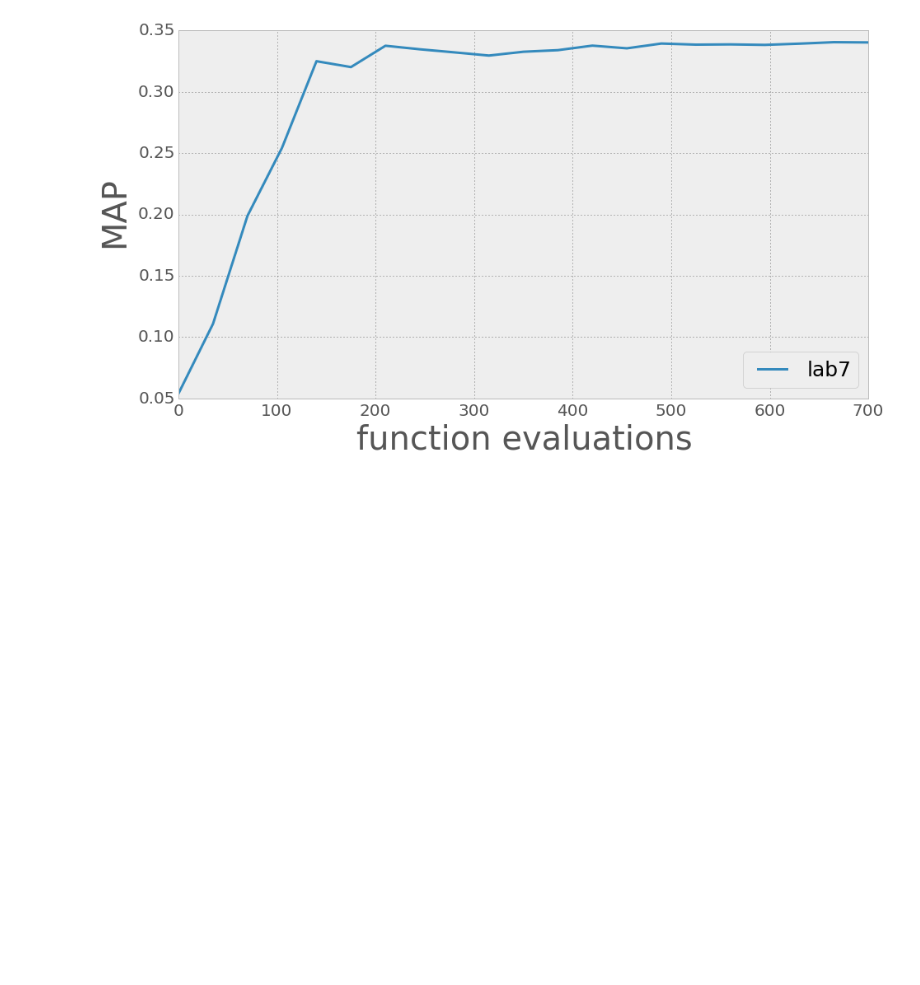
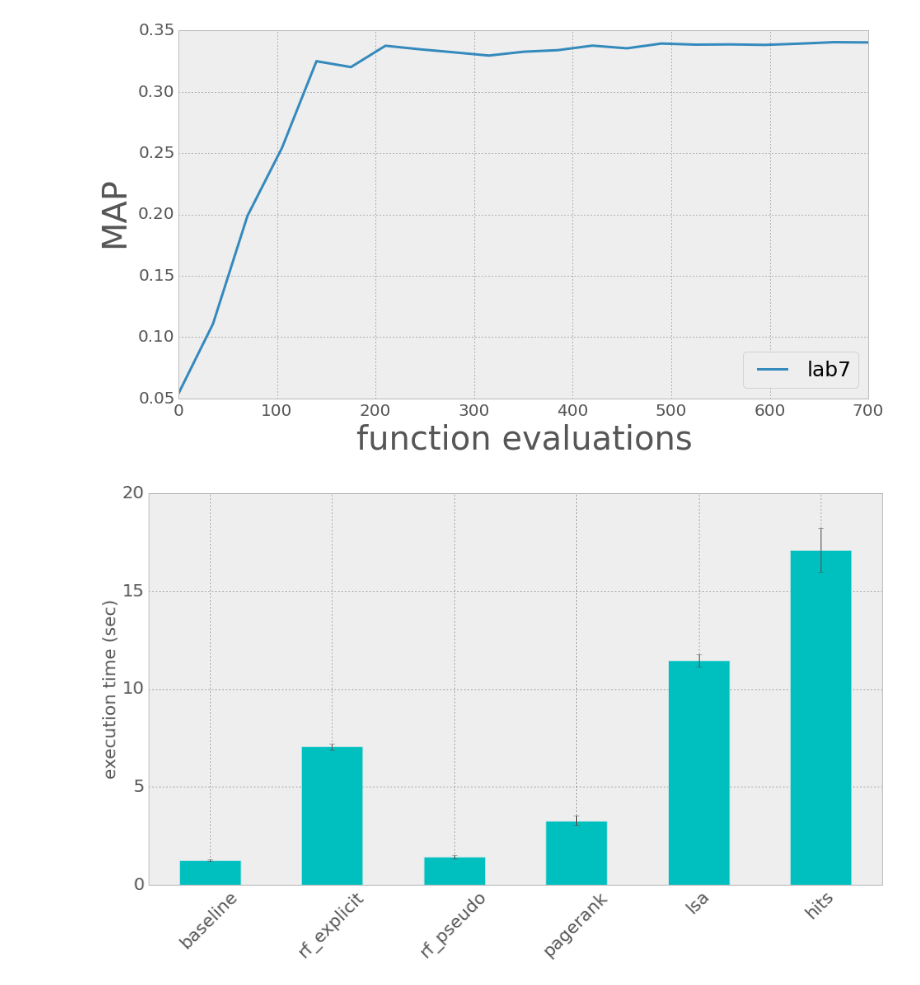
Before and after one commit to giuliolovisotto/information-retrieval, a Jupyter notebook: plots/plotting.ipynb, the cells around one changed output. Cells and saved outputs as stored; diff of their text form; code cells hidden in the pictures; blank space fills up the shorter version.

Commit message:
Efficiency and stuff

```diff
--- a/plots/plotting.ipynb
+++ b/plots/plotting.ipynb
@@ -193,3 +193,22 @@ esl7.legend(loc=4,prop={'size':25})
 4         140  0.3250
 <matplotlib.legend.Legend at 0x...>
 [figure]
+# %%
+lab4_hist = pd.read_csv("efficiency.txt")
+my_colors = 'c'
+lab4h = lab4_hist.plot(
+    x='method', y='mean', kind='bar',
+    legend=False, color=my_colors, yerr=[
+        0.0555583240247, 0.165806384738, 0.0953197319735,
+        0.252383122069, 0.325345927275, 1.13164870562
+    ]
+)
+lab4h.set_ylabel("execution time (sec)", fontsize=20)
+lab4h.set_xlabel("")
+lab4h.tick_params(axis='both', which='major', labelsize=20)
+xlabels = lab4h.get_xticklabels()
+
+for label in xlabels:
+    label.set_rotation(45)
+# %% [output]
+[figure, added]
```
Also changed, not shown: 6 other files.
